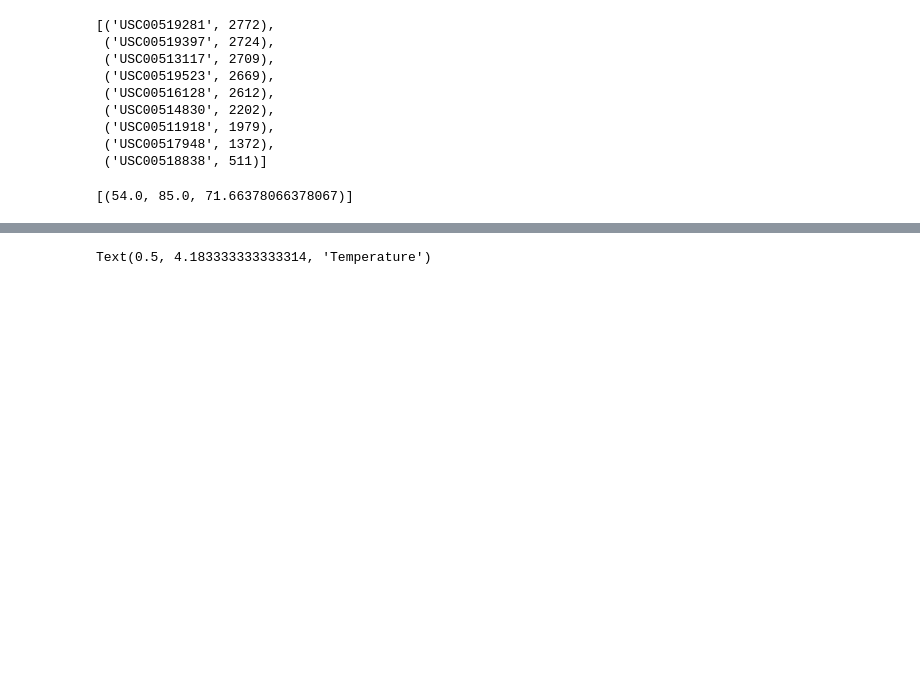
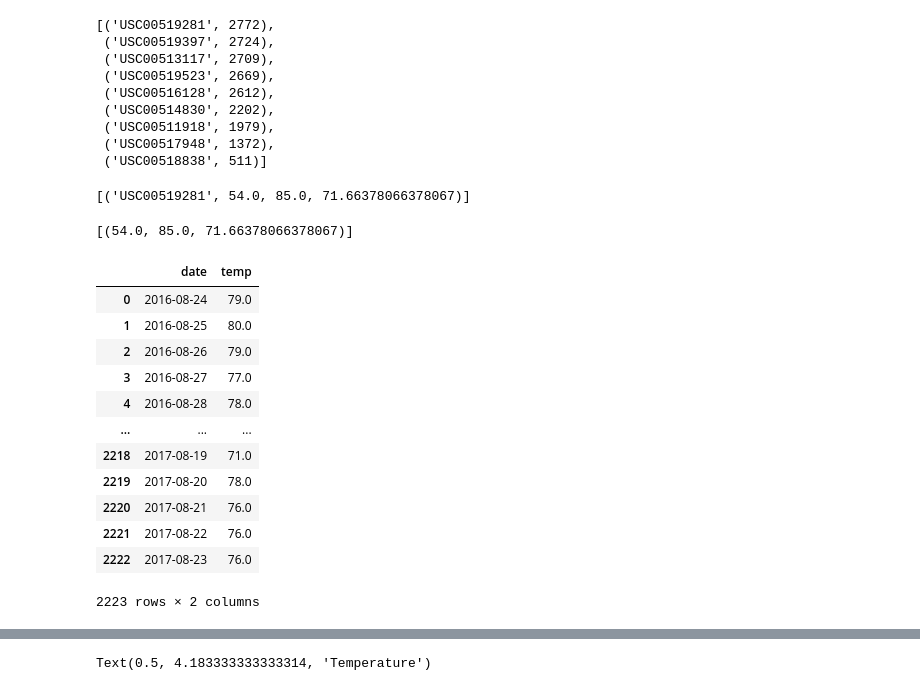
Before and after one commit to alisonands2000/a9-sqlalchemy-challenge, a Jupyter notebook: Starter_Code/climate_starter.ipynb, the cells around one changed output, grey strips where cells are left out. Cells and saved outputs as stored; diff of their text form; code cells hidden in the pictures; blank space fills up the shorter version.

```diff
--- a/Starter_Code/climate_starter.ipynb
+++ b/Starter_Code/climate_starter.ipynb
@@ -139,7 +163,36 @@ prcp_df.describe()
  ('USC00511918', 1979),
  ('USC00517948', 1372),
  ('USC00518838', 511)]
+# %%
+most_active_station = session.query(measurement.station, func.count(measurement.station)).group_by(measurement.station).order_by(desc(func.count(measurement.station))).first()
+most_active_station[0]
+session.query(measurement.station, func.min(measurement.tobs), func.max(measurement.tobs), func.avg(measurement.tobs)).filter(measurement.station == most_active_station[0]).all()
+# %% [output]
+[('USC00519281', 54.0, 85.0, 71.66378066378067)]
 # %%
 # Using the most active station id from the previous query, calculate the lowest, highest, and average temperature.
 # %% [output]
 [(54.0, 85.0, 71.66378066378067)]
+# %%
+most_active_station_id = most_active_station[0]
+most_active_station_latest_date = session.query(measurement.date).order_by(desc(measurement.date)).first()
+most_active_station_latest_date = dt.datetime.strptime(most_active_station_latest_date[0], '%Y-%m-%d')
+most_active_station_past_year = most_active_station_latest_date - dt.timedelta(365)
+most_active_station_past_year_data = session.query(measurement.date, measurement.tobs).\
+    filter(measurement.date >= past_year).all()
+prcp_df = pd.DataFrame(most_active_station_past_year_data, columns = ['date', 'temp'])
+prcp_df
+# %% [output]
+|  | date | temp |
+| 0 | 2016-08-24 | 79.0 |
+| 1 | 2016-08-25 | 80.0 |
+| 2 | 2016-08-26 | 79.0 |
+| 3 | 2016-08-27 | 77.0 |
+| 4 | 2016-08-28 | 78.0 |
+| ... | ... | ... |
+| 2218 | 2017-08-19 | 71.0 |
+| 2219 | 2017-08-20 | 78.0 |
+| 2220 | 2017-08-21 | 76.0 |
+| 2221 | 2017-08-22 | 76.0 |
+| 2222 | 2017-08-23 | 76.0 |
+2223 rows × 2 columns
```
Also changed, not shown: parts of 5 cells of this notebook.
